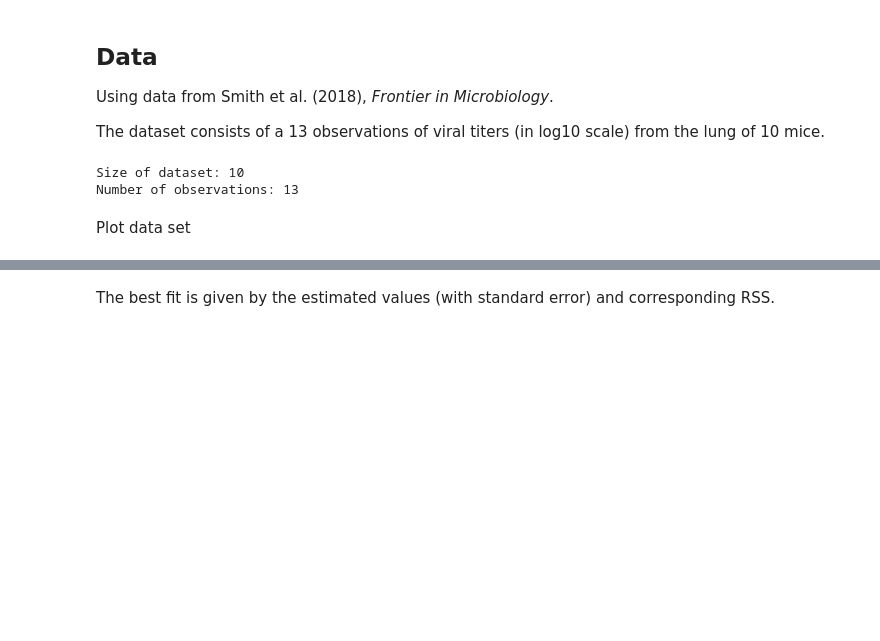
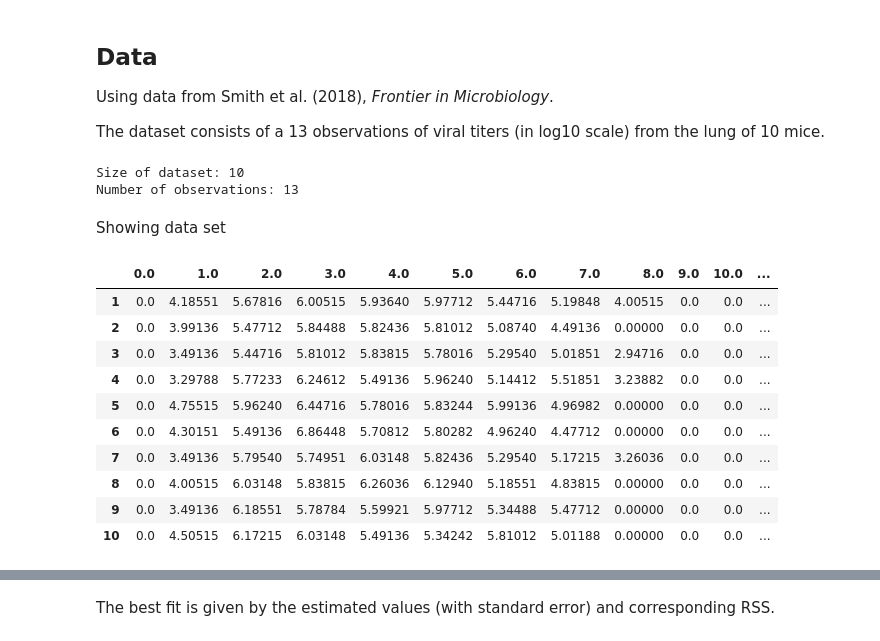
Before and after one commit to ccontrer/20-08Covid19Physiology, a Jupyter notebook: python/Application- Influenza Data.ipynb, the cells around one changed output, grey strips where cells are left out. Saved outputs shown, nothing was run; the diff lists cells and outputs as text; code cells hidden in the pictures; blank space fills up the shorter version.

```diff
--- a/python/Application- Influenza Data.ipynb
+++ b/python/Application- Influenza Data.ipynb
@@ -41,5 +54,19 @@ print('Number of observations: %d' % len(data[0]))
 Size of dataset: 10
 Number of observations: 13
 # %% [markdown]
-Plot data set
+Showing data set
+# %%
+pd.DataFrame(data, columns=tdata, index=list(range(1,len(data)+1)))
+# %% [output]
+|  | 0.0 | 1.0 | 2.0 | 3.0 | 4.0 | 5.0 | 6.0 | 7.0 | 8.0 | 9.0 | 10.0 | ... |
+| 1 | 0.0 | 4.18551 | 5.67816 | 6.00515 | 5.93640 | 5.97712 | 5.44716 | 5.19848 | 4.00515 | 0.0 | 0.0 | ... |
+| 2 | 0.0 | 3.99136 | 5.47712 | 5.84488 | 5.82436 | 5.81012 | 5.08740 | 4.49136 | 0.00000 | 0.0 | 0.0 | ... |
+| 3 | 0.0 | 3.49136 | 5.44716 | 5.81012 | 5.83815 | 5.78016 | 5.29540 | 5.01851 | 2.94716 | 0.0 | 0.0 | ... |
+| 4 | 0.0 | 3.29788 | 5.77233 | 6.24612 | 5.49136 | 5.96240 | 5.14412 | 5.51851 | 3.23882 | 0.0 | 0.0 | ... |
+| 5 | 0.0 | 4.75515 | 5.96240 | 6.44716 | 5.78016 | 5.83244 | 5.99136 | 4.96982 | 0.00000 | 0.0 | 0.0 | ... |
+| 6 | 0.0 | 4.30151 | 5.49136 | 6.86448 | 5.70812 | 5.80282 | 4.96240 | 4.47712 | 0.00000 | 0.0 | 0.0 | ... |
+| 7 | 0.0 | 3.49136 | 5.79540 | 5.74951 | 6.03148 | 5.82436 | 5.29540 | 5.17215 | 3.26036 | 0.0 | 0.0 | ... |
+| 8 | 0.0 | 4.00515 | 6.03148 | 5.83815 | 6.26036 | 6.12940 | 5.18551 | 4.83815 | 0.00000 | 0.0 | 0.0 | ... |
+| 9 | 0.0 | 3.49136 | 6.18551 | 5.78784 | 5.59921 | 5.97712 | 5.34488 | 5.47712 | 0.00000 | 0.0 | 0.0 | ... |
+| 10 | 0.0 | 4.50515 | 6.17215 | 6.03148 | 5.49136 | 5.34242 | 5.81012 | 5.01188 | 0.00000 | 0.0 | 0.0 | ... |
 # %%
```
Also changed, not shown: parts of 28 cells of this notebook, 11 other files.
